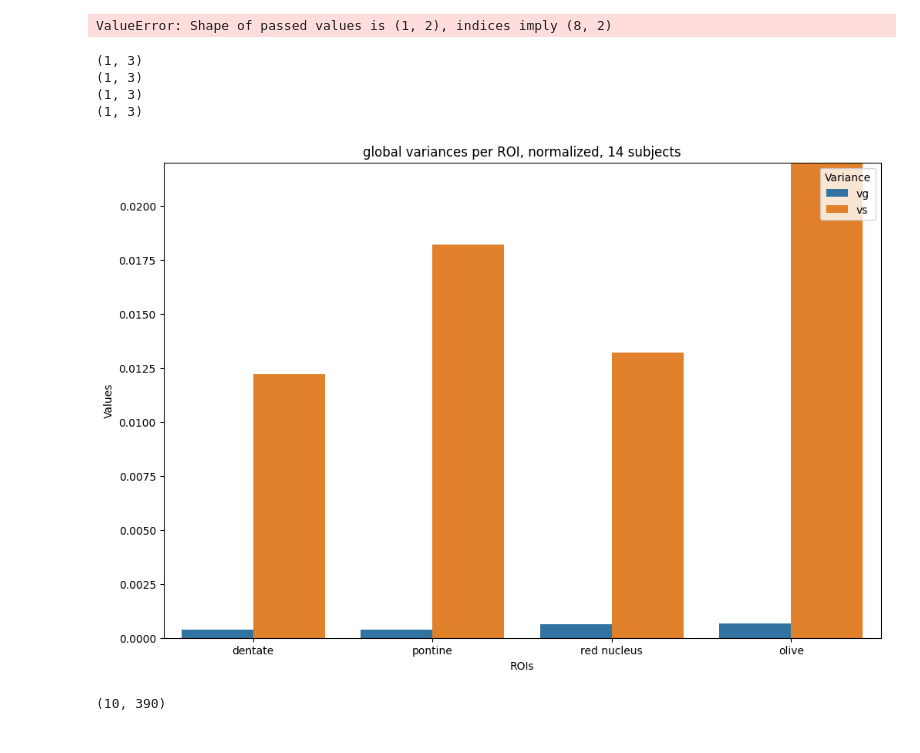
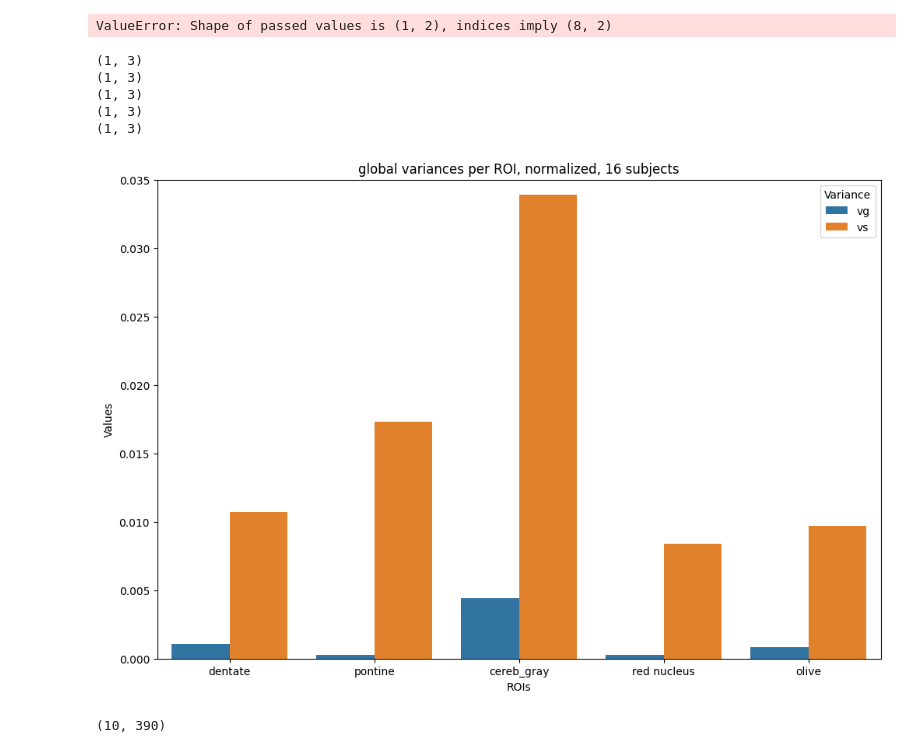
Before and after one commit to DiedrichsenLab/Pontine7T, a Jupyter notebook: notebooks/plots_decomp_var.ipynb, the cells around one changed output. Cells and saved outputs as stored; diff of their text form; code cells hidden in the pictures.

Commit message:
no instruction var decomp

```diff
--- a/notebooks/plots_decomp_var.ipynb
+++ b/notebooks/plots_decomp_var.ipynb
@@ -356,11 +358,11 @@ tensor_no_nans = numpy.nan_to_num(tensor_4d)
 
 tensor_no_inst = numpy.delete(tensor_no_nans, 0, axis=2)
 
-tensor_avg_with_no_inst = tensor_no_inst.mean(axis=3, keepdims=1)
+tensor_avg_no_inst = tensor_no_inst.mean(axis=3, keepdims=1)
 
-tensor_mean_subtr_with_no_inst_o = tensor_no_inst - tensor_avg_with_no_inst
+tensor_mean_subtr_no_inst_o = tensor_no_inst - tensor_avg_no_inst
 
-print(tensor_mean_subtr_with_no_inst_o.shape)
+print(tensor_mean_subtr_no_inst_o.shape)
 
 #removing avg of all voxels + check to ensure no nans
 
@@ -396,8 +398,7 @@ else:
     print("tensor_subtract does not contain NaN values.")
 
 print(flat_data.shape)
-print(tensor_mean_subtract_o.shape)
-print(tensor_avg_cond.shape)
+print(tensor_mean_subtr_no_inst_o.shape)
 # %% [output]
 vox offset (=22824) not divisible by 16, not SPM compatible; leaving at current value
 vox offset (=22824) not divisible by 16, not SPM compatible; leaving at current value
@@ -442,17 +444,17 @@ print(tensor_mean_subtract_o[0].shape)
 
 #options are: global, subject_wise, condition_wise
 
-#variances_d_no_inst= decompose_pattern_into_group_indiv_noise(tensor_mean_subtract_c, criterion='global')
-#variances_p_no_inst= decompose_pattern_into_group_indiv_noise(tensor_mean_subtract_p, criterion='global')
-#variances_c_no_inst= decompose_pattern_into_group_indiv_noise(tensor_mean_subtract_d, criterion='global')
-#variances_r_no_inst= decompose_pattern_into_group_indiv_noise(tensor_mean_subtract_r, criterion='global')
-#variances_o_no_inst= decompose_pattern_into_group_indiv_noise(tensor_mean_subtract_o, criterion='global')
+variances_d_no_inst= decompose_pattern_into_group_indiv_noise(tensor_mean_subtr_no_inst_d, criterion='global')
+variances_p_no_inst= decompose_pattern_into_group_indiv_noise(tensor_mean_subtr_no_inst_p, criterion='global')
+variances_c_no_inst= decompose_pattern_into_group_indiv_noise(tensor_mean_subtr_no_inst_c, criterion='global')
+variances_r_no_inst= decompose_pattern_into_group_indiv_noise(tensor_mean_subtr_no_inst_r, criterion='global')
+variances_o_no_inst= decompose_pattern_into_group_indiv_noise(tensor_mean_subtr_no_inst_o, criterion='global')
 
-variances_d= decompose_pattern_into_group_indiv_noise(tensor_mean_subtract_d, criterion='subject_wise')
-variances_p= decompose_pattern_into_group_indiv_noise(tensor_mean_subtract_p, criterion='subject_wise')
-#variances_c= decompose_pattern_into_group_indiv_noise(tensor_mean_subtract_c, criterion='subject_wise')
-variances_r= decompose_pattern_into_group_indiv_noise(tensor_mean_subtract_r, criterion='subject_wise')
-variances_o= decompose_pattern_into_group_indiv_noise(tensor_mean_subtract_o, criterion='subject_wise')
+#variances_d= decompose_pattern_into_group_indiv_noise(tensor_mean_subtract_d, criterion='global')
+#variances_p= decompose_pattern_into_group_indiv_noise(tensor_mean_subtract_p, criterion='global')
+#variances_c= decompose_pattern_into_group_indiv_noise(tensor_mean_subtract_c, criterion='global')
+#variances_r= decompose_pattern_into_group_indiv_noise(tensor_mean_subtract_r, criterion='global')
+#variances_o= decompose_pattern_into_group_indiv_noise(tensor_mean_subtract_o, criterion='global')
 
 #var_diff_d = variances_d_no_inst - variances_d
 #var_diff_p = variances_p_no_inst - variances_p
@@ -583,15 +572,15 @@ ValueError: Shape of passed values is (1, 2), indices imply (8, 2)
 #plot global variances for each ROI
 
 data = {
-    'ROIs': ['dentate', 'pontine', 'red nucleus', 'olive'],
+    'ROIs': ['dentate', 'pontine', 'cereb_gray','red nucleus', 'olive'],
     'vg_d': var_d_normalized[:, 0],
     'vs_d': var_d_normalized[:, 1],
     #'ve_d': var_d_normalized[:, 2],
     'vg_p': var_p_normalized[:, 0],
     'vs_p': var_p_normalized[:, 1],
     #'ve_p': var_p_normalized[:, 2],
-    #'vg_c': var_c_normalized[:, 0],
-    #'vs_c': var_c_normalized[:, 1],
+    'vg_c': var_c_normalized[:, 0],
+    'vs_c': var_c_normalized[:, 1],
     #'ve_c': var_c_normalized[:, 2],
     'vg_r': var_r_normalized[:, 0],
     'vs_r': var_r_normalized[:, 1],
@@ -604,38 +593,39 @@ data = {
 # check array lengths:
 print(var_d_normalized.shape)
 print(var_p_normalized.shape)
-#print(var_c_normalized.shape)
+print(var_c_normalized.shape)
 print(var_r_normalized.shape)
 print(var_o_normalized.shape)
 
 
 # Reshape the data into long format
 df_long = pandas.DataFrame({
     'ROIs': [roi for roi in data['ROIs'] for _ in range(2)],
     'Variance': (['vg'] * len(data['vg_d']) + ['vs'] * len(data['vs_d'])) * len(data['ROIs']),
   #  'Variance': (['ve'] * len(data['ve_d'])) * len(data['ROIs']),
     'Value': [value for values in [data['vg_d'], data['vs_d'],
                                    data['vg_p'], data['vs_p'],
-                                   #data['vg_c'], data['vs_c'],
+                                   data['vg_c'], data['vs_c'],
                                    data['vg_r'], data['vs_r'],
                                    data['vg_o'], data['vs_o']] for value in values],
 })
 
 # seaborn process
 plt.figure(figsize=(12, 8))
 sns.barplot(x='ROIs', y='Value', hue='Variance', data=df_long)
 plt.xlabel('ROIs')
 plt.ylabel('Values')
-plt.title('global variances per ROI, normalized, 14 subjects')
+plt.title('global variances per ROI, normalized, 16 subjects')
 plt.legend(title='Variance', loc='upper right')
-plt.ylim(top=0.022)
+plt.ylim(top=0.035)
 plt.show()
 # %% [output]
 (1, 3)
 (1, 3)
 (1, 3)
 (1, 3)
+(1, 3)
-[figure, old version]
+[figure, new version]
 # %%
  #PLOT MEANS ACROSS RUNS FOR EACH CONDITION (390 data points per condition; each datapoint is the avg voxel data from 16 runs)
 
```
Also changed, not shown: parts of 10 cells of this notebook, 3 other files.
